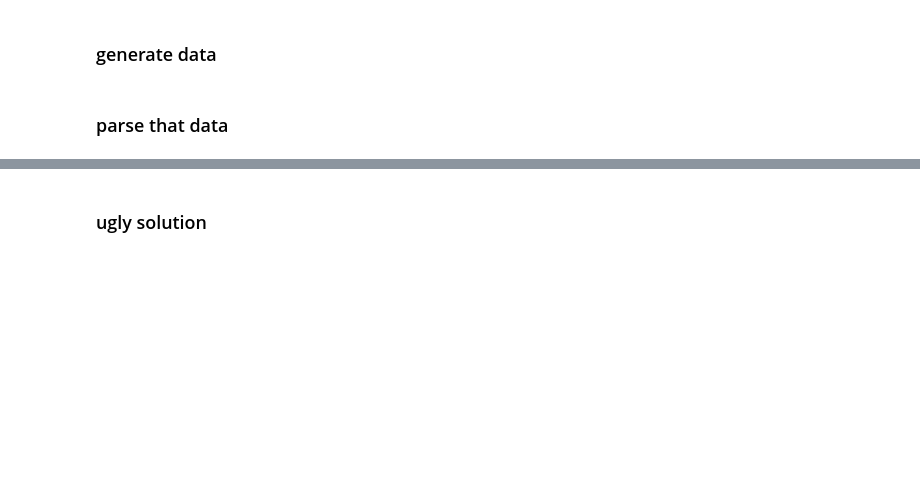
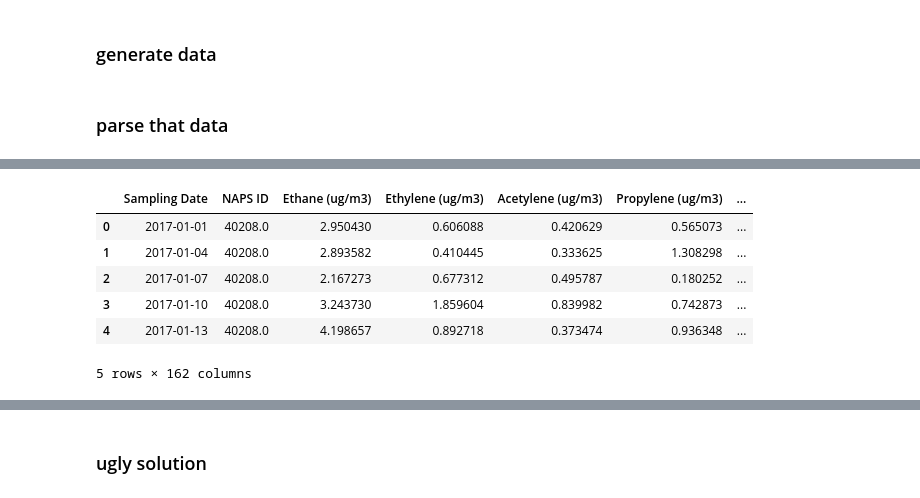
Before and after one commit to KevinCarr42/date_time_parsing, a Jupyter notebook: parse_dates.ipynb, the cells around one changed output, grey strips where cells are left out. Saved outputs shown, nothing was run; the diff lists cells and outputs as text; code cells hidden in the pictures; blank space fills up the shorter version.

```diff
--- a/parse_dates.ipynb
+++ b/parse_dates.ipynb
@@ -51,0 +260,10 @@ ddmmyyyy
+# %%
+xls_to_pandas('data/2017/S040208_VOC_2017_EN.XLS', 'Sampling Date').head()
+# %% [output]
+|  | Sampling Date | NAPS ID | Ethane (ug/m3) | Ethylene (ug/m3) | Acetylene (ug/m3) | Propylene (ug/m3) | ... |
+| 0 | 2017-01-01 | 40208.0 | 2.950430 | 0.606088 | 0.420629 | 0.565073 | ... |
+| 1 | 2017-01-04 | 40208.0 | 2.893582 | 0.410445 | 0.333625 | 1.308298 | ... |
+| 2 | 2017-01-07 | 40208.0 | 2.167273 | 0.677312 | 0.495787 | 0.180252 | ... |
+| 3 | 2017-01-10 | 40208.0 | 3.243730 | 1.859604 | 0.839982 | 0.742873 | ... |
+| 4 | 2017-01-13 | 40208.0 | 4.198657 | 0.892718 | 0.373474 | 0.936348 | ... |
+5 rows × 162 columns
```
Also changed, not shown: parts of 12 cells of this notebook, 8 other files.
